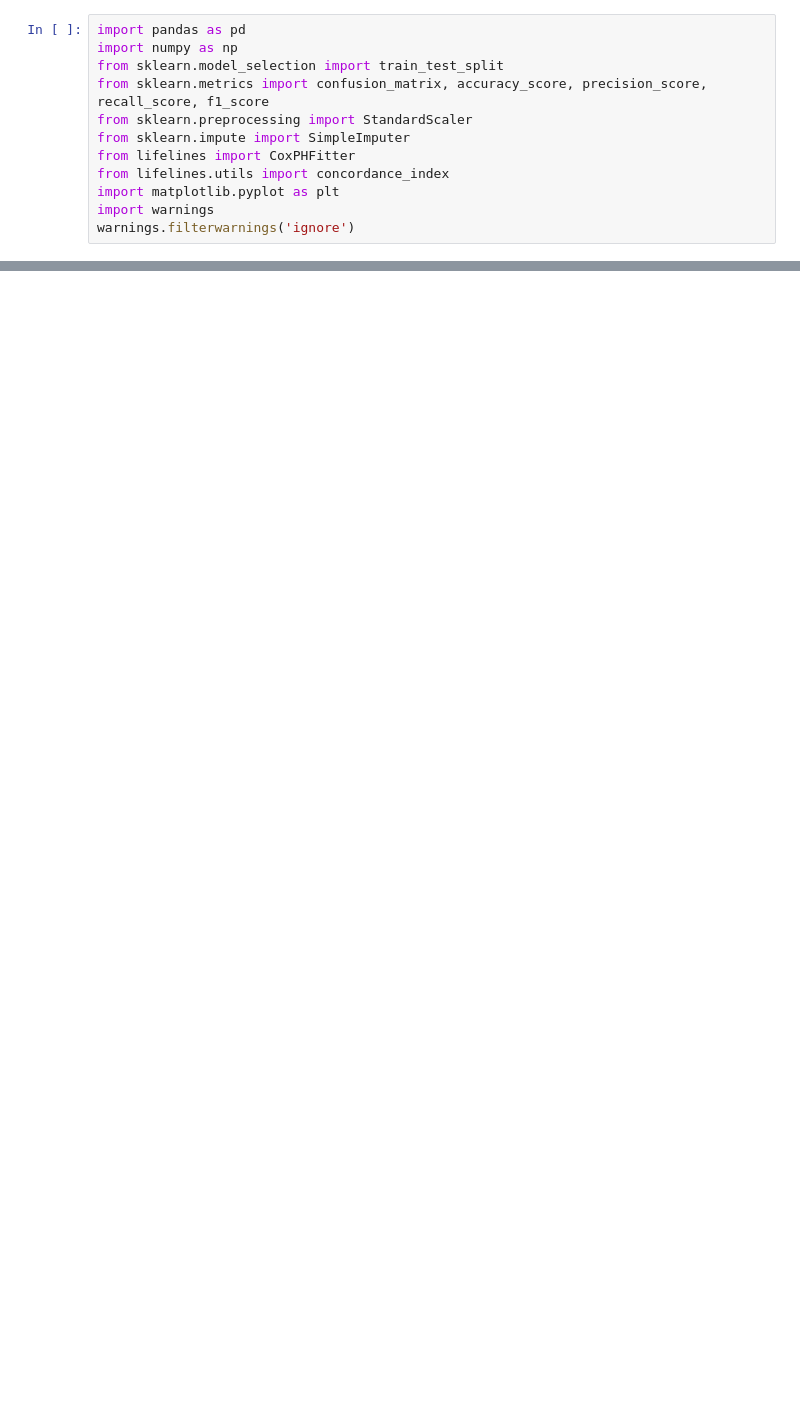
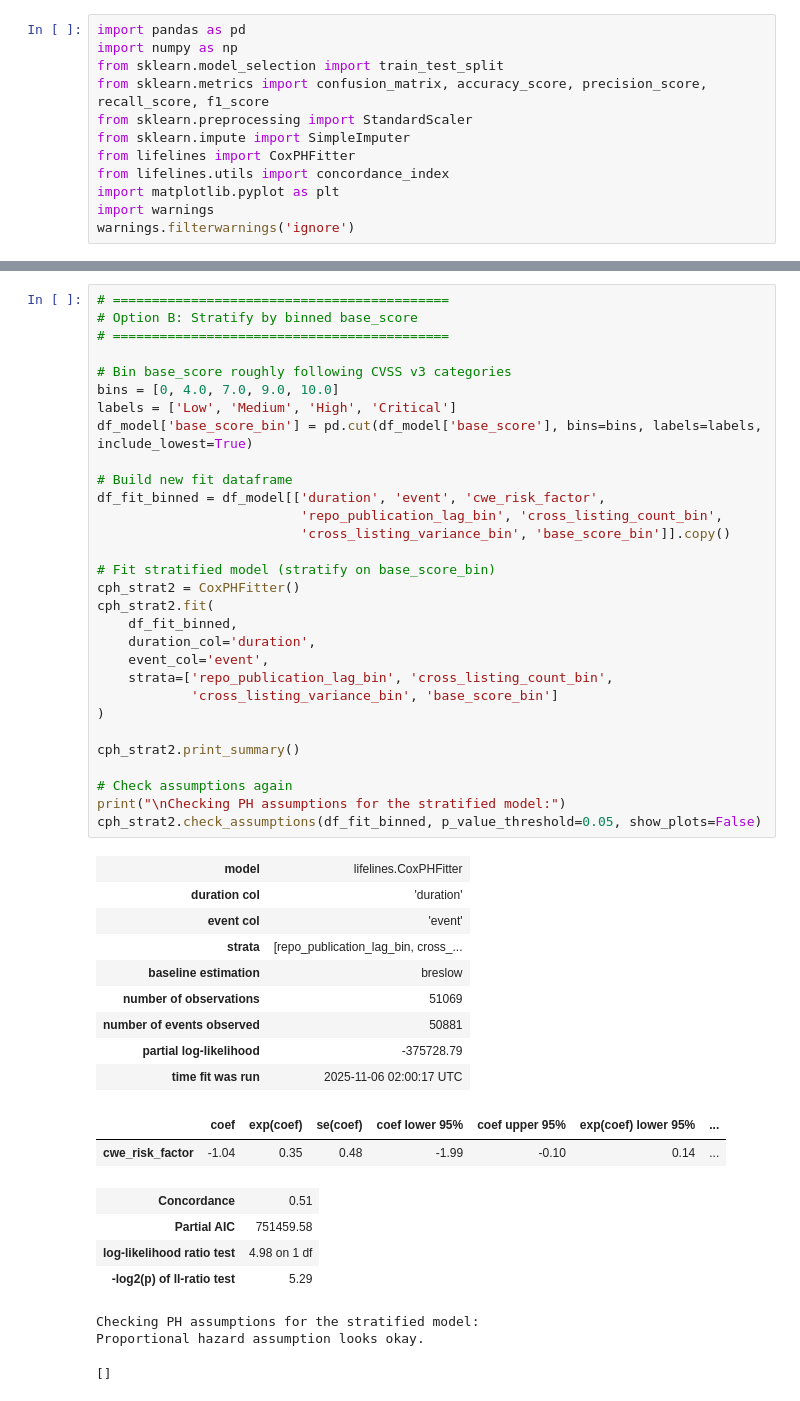
Before and after one commit to hmiller6226/capstone_jnj, a Jupyter notebook: EU Hazard Model.ipynb, the cells around one changed output, grey strips where cells are left out. Drawn from its saved outputs; the diff is of its cells as text; blank space fills up the shorter version.

```diff
--- a/EU Hazard Model.ipynb
+++ b/EU Hazard Model.ipynb
@@ -583,0 +309,49 @@ Threshold | Accuracy | Precision | Recall | F1-Score | TP | FP | FN | TN
+# %%
+# ===========================================
+# Option B: Stratify by binned base_score
+# ===========================================
+
+# Bin base_score roughly following CVSS v3 categories
+bins = [0, 4.0, 7.0, 9.0, 10.0]
+labels = ['Low', 'Medium', 'High', 'Critical']
+df_model['base_score_bin'] = pd.cut(df_model['base_score'], bins=bins, labels=labels, include_lowest=True)
+
+# Build new fit dataframe
+df_fit_binned = df_model[['duration', 'event', 'cwe_risk_factor',
+                          'repo_publication_lag_bin', 'cross_listing_count_bin',
+                          'cross_listing_variance_bin', 'base_score_bin']].copy()
+
+# Fit stratified model (stratify on base_score_bin)
+cph_strat2 = CoxPHFitter()
+cph_strat2.fit(
+    df_fit_binned,
+    duration_col='duration',
+    event_col='event',
+    strata=['repo_publication_lag_bin', 'cross_listing_count_bin',
+            'cross_listing_variance_bin', 'base_score_bin']
+)
+
+cph_strat2.print_summary()
+
+# Check assumptions again
+print("\nChecking PH assumptions for the stratified model:")
+cph_strat2.check_assumptions(df_fit_binned, p_value_threshold=0.05, show_plots=False)
+# %% [output]
+| model | lifelines.CoxPHFitter |
+| duration col | 'duration' |
+| event col | 'event' |
+| strata | [repo_publication_lag_bin, cross_... |
+| baseline estimation | breslow |
+| number of observations | 51069 |
+| number of events observed | 50881 |
+| partial log-likelihood | -375728.79 |
+| time fit was run | 2025-11-06 02:00:17 UTC |
+|  | coef | exp(coef) | se(coef) | coef lower 95% | coef upper 95% | exp(coef) lower 95% | ... |
+| cwe_risk_factor | -1.04 | 0.35 | 0.48 | -1.99 | -0.10 | 0.14 | ... |
+| Concordance | 0.51 |
+| Partial AIC | 751459.58 |
+| log-likelihood ratio test | 4.98 on 1 df |
+| -log2(p) of ll-ratio test | 5.29 |
+Checking PH assumptions for the stratified model:
+Proportional hazard assumption looks okay.
+[]
```
Also changed, not shown: parts of 14 cells of this notebook.
